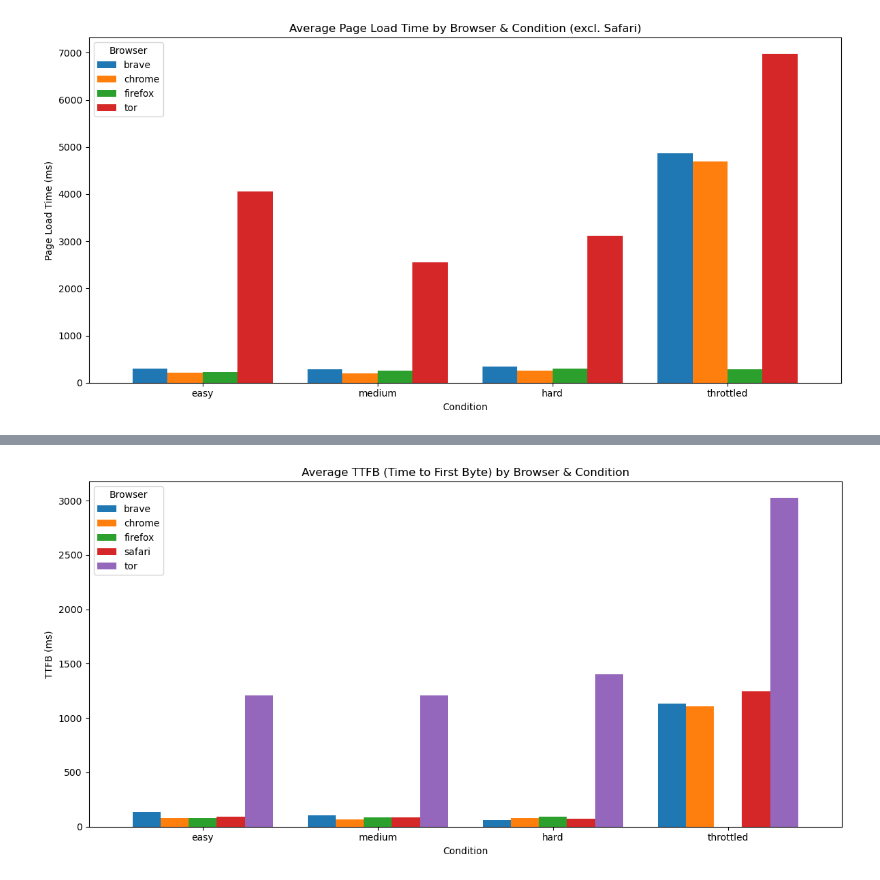
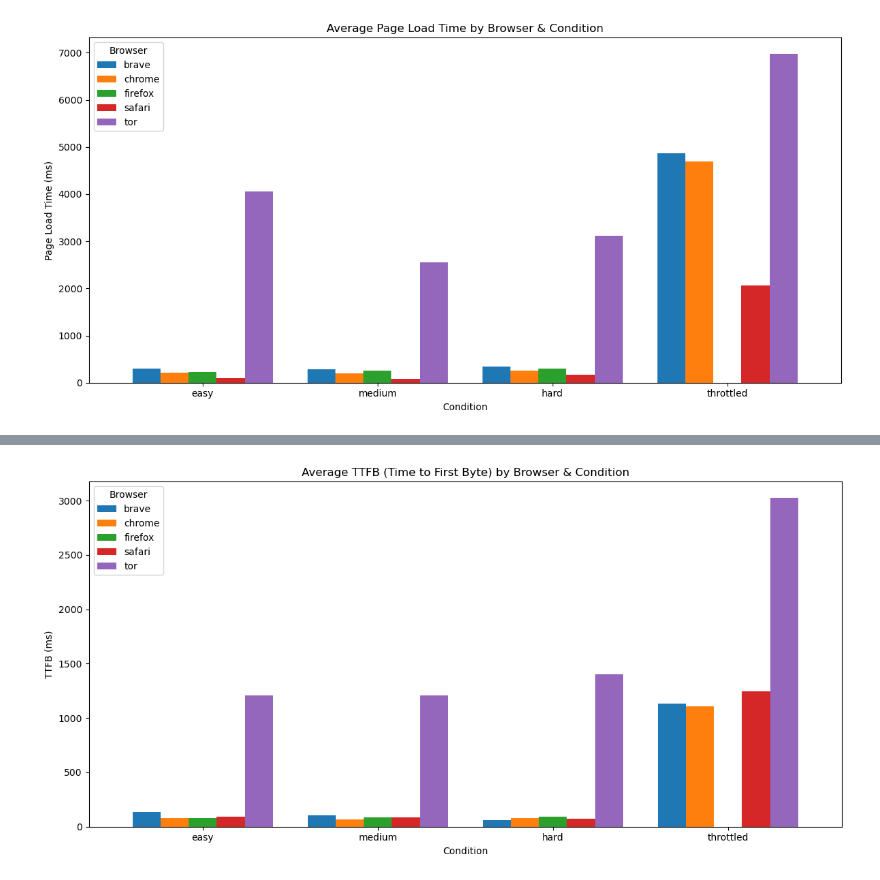
Before and after one commit to TrevorOYS/CS204-BrowserNetworkAnalysis, a Jupyter notebook: analysis.ipynb, the cells around one changed output, grey strips where cells are left out. Saved outputs shown, nothing was run; the diff lists cells and outputs as text; code cells hidden in the pictures.

Commit message:
update for safari

```diff
--- a/analysis.ipynb
+++ b/analysis.ipynb
@@ -54,23 +54,21 @@ print(mime_df.shape)
 # %%
 fig, ax = plt.subplots(figsize=(12, 6))
 
-# Exclude Safari
-filtered_df = metrics_df[metrics_df['browser'] != 'safari']
-
-plt_data = filtered_df.groupby(['browser', 'condition'])['plt_ms'].mean().reset_index()
+# Get mean PLT per browser/condition from metrics_df
+plt_data = metrics_df.groupby(['browser', 'condition'])['plt_ms'].mean().reset_index()
 pivot = plt_data.pivot(index='condition', columns='browser', values='plt_ms')
 pivot = pivot.reindex(['easy', 'medium', 'hard', 'throttled'])
 
 pivot.plot(kind='bar', ax=ax, width=0.8)
-ax.set_title('Average Page Load Time by Browser & Condition (excl. Safari)')
+ax.set_title('Average Page Load Time by Browser & Condition')
 ax.set_xlabel('Condition')
 ax.set_ylabel('Page Load Time (ms)')
 ax.legend(title='Browser')
 ax.tick_params(axis='x', rotation=0)
 plt.tight_layout()
 plt.show()
 # %% [output]
-[figure, old version]
+[figure, new version]
 # %%
 fig, axes = plt.subplots(1, 4, figsize=(18, 6), sharey=True)
 
```
Also changed, not shown: parts of 8 cells of this notebook, 10 other files.
